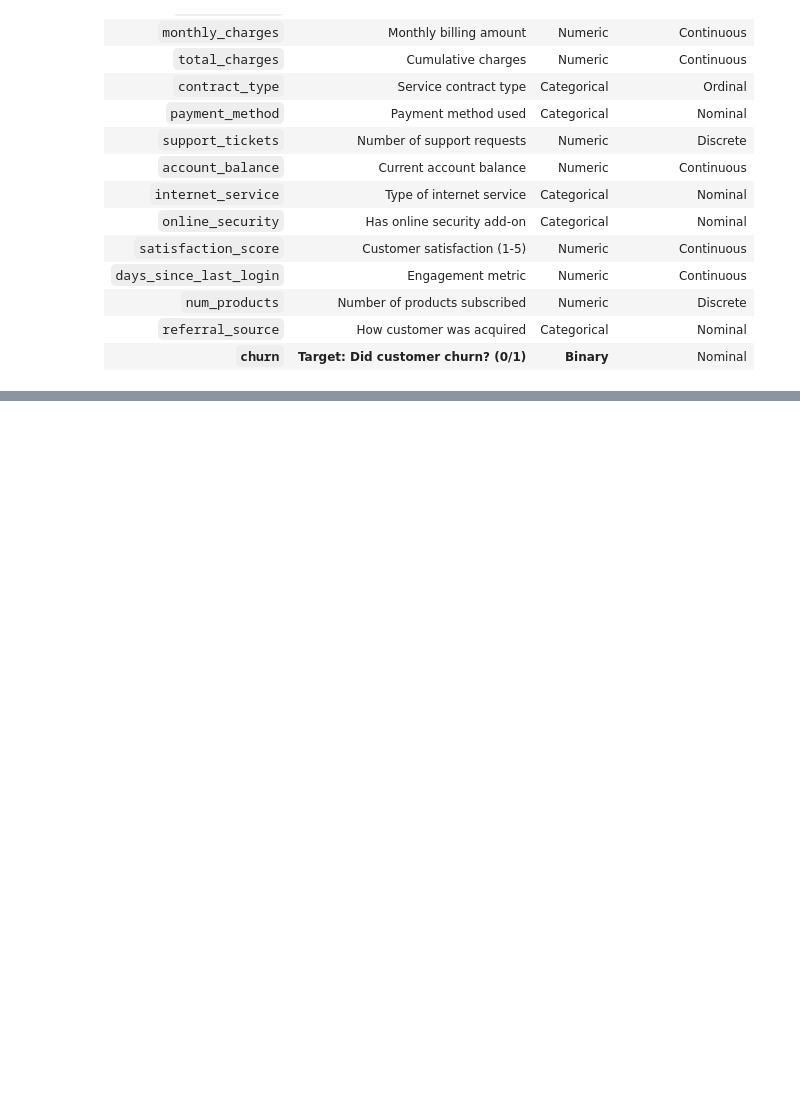
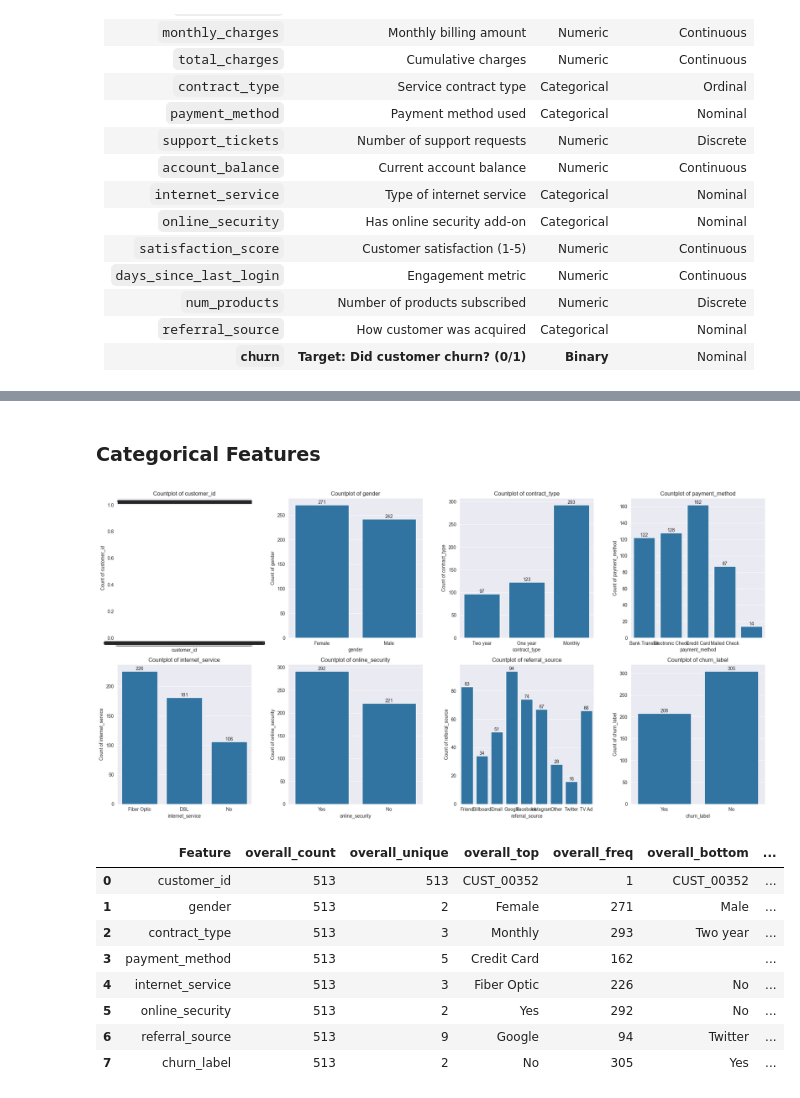
Before and after one commit to mcikalmerdeka/ds-dataprep-utils, a Jupyter notebook: notebooks/classification.ipynb, the cells around one changed output, grey strips where cells are left out. Cells and saved outputs as stored; diff of their text form; code cells hidden in the pictures; blank space fills up the shorter version.

```diff
--- a/notebooks/classification.ipynb
+++ b/notebooks/classification.ipynb
@@ -243,0 +371,23 @@ df, _ = handle_missing_values(
+# %% [markdown]
+### Categorical Features
+# %%
+# Checking the distribution and statistical summary of the categorical values
+from utils import describe_categorical_combined, plot_dynamic_countplot
+
+# Countplot function implementation
+plot_dynamic_countplot(df=df, col_series=cats_cols, ncols=4, figsize=(20, 10))
+
+# Display the overall statistics for categorical columns
+categorical_summary = describe_categorical_combined(df, cats_cols)
+display(categorical_summary)
+# %% [output]
+[figure, added]
+|  | Feature | overall_count | overall_unique | overall_top | overall_freq | overall_bottom | ... |
+| 0 | customer_id | 513 | 513 | CUST_00352 | 1 | CUST_00352 | ... |
+| 1 | gender | 513 | 2 | Female | 271 | Male | ... |
+| 2 | contract_type | 513 | 3 | Monthly | 293 | Two year | ... |
+| 3 | payment_method | 513 | 5 | Credit Card | 162 |  | ... |
+| 4 | internet_service | 513 | 3 | Fiber Optic | 226 | No | ... |
+| 5 | online_security | 513 | 2 | Yes | 292 | No | ... |
+| 6 | referral_source | 513 | 9 | Google | 94 | Twitter | ... |
+| 7 | churn_label | 513 | 2 | No | 305 | Yes | ... |
```
Also changed, not shown: parts of 43 cells of this notebook.
